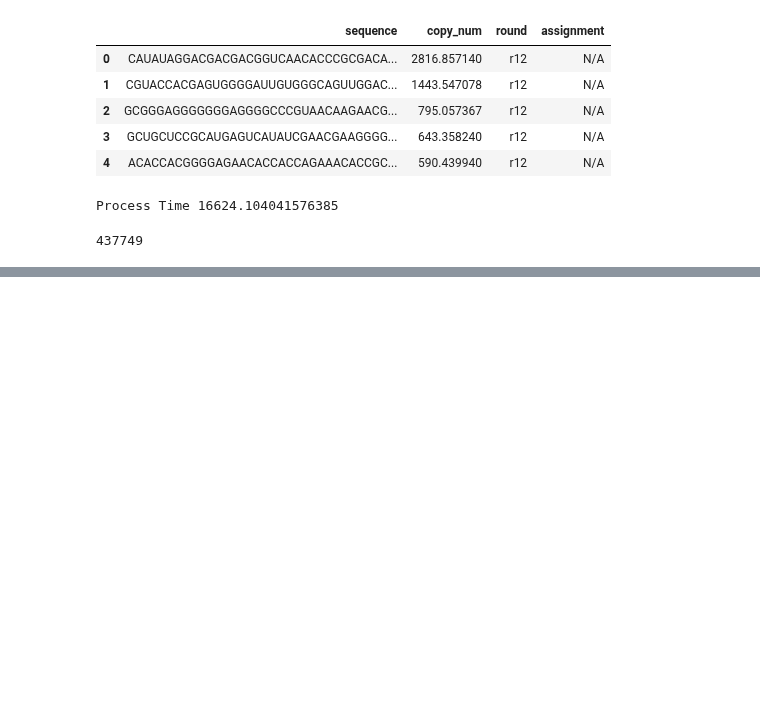
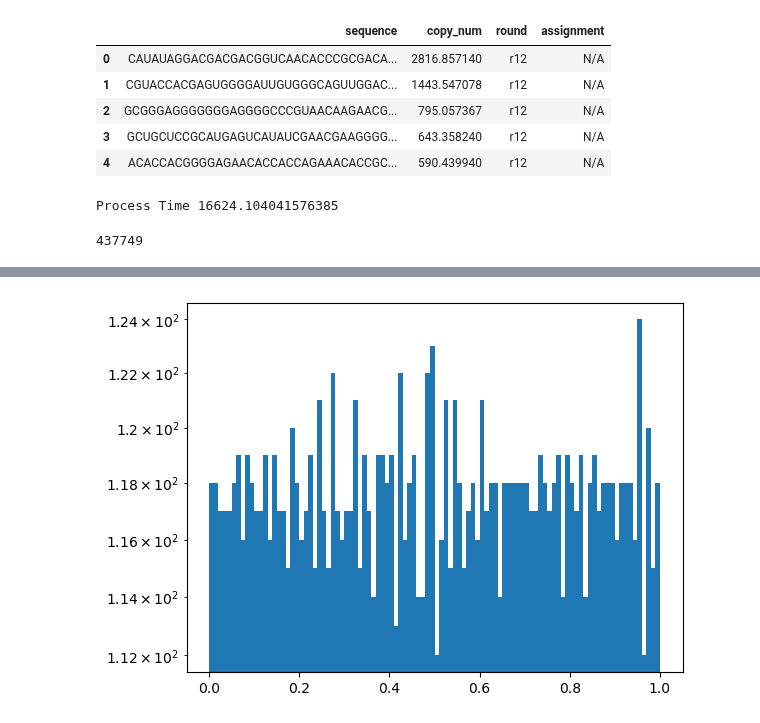
Before and after one commit to Jonahowns/phage_display_ML, a Jupyter notebook: datasets/thc/thc_data_prep.ipynb, the cells around one changed output, grey strips where cells are left out. Cells and saved outputs as stored; diff of their text form; code cells hidden in the pictures; blank space fills up the shorter version.

```diff
--- a/datasets/thc/thc_data_prep.ipynb
+++ b/datasets/thc/thc_data_prep.ipynb
@@ -32,0 +91,12 @@ thc_ct.index.__len__()
+# %%
+from sklearn.preprocessing import QuantileTransformer
+import numpy as np
+from rbm_torch.utils import data_prep as dp
+
+rand_state = 69
+qt = QuantileTransformer(output_distribution="uniform", random_state=rand_state)
+
+np.random.default_rng(rand_state)
+noisy_enrich = np.random.normal(enriched["log_lr_enrichment"].to_numpy(), 0.001)
+
+new_vals = qt.fit_transform(noisy_enrich.reshape(-1, 1))
@@ -32,0 +107,4 @@ thc_ct.index.__len__()
+# %%
+dp.quick_hist(new_vals)
+# %% [output]
+[figure, added]
```
Also changed, not shown: parts of 13 cells of this notebook, 13 other files.
